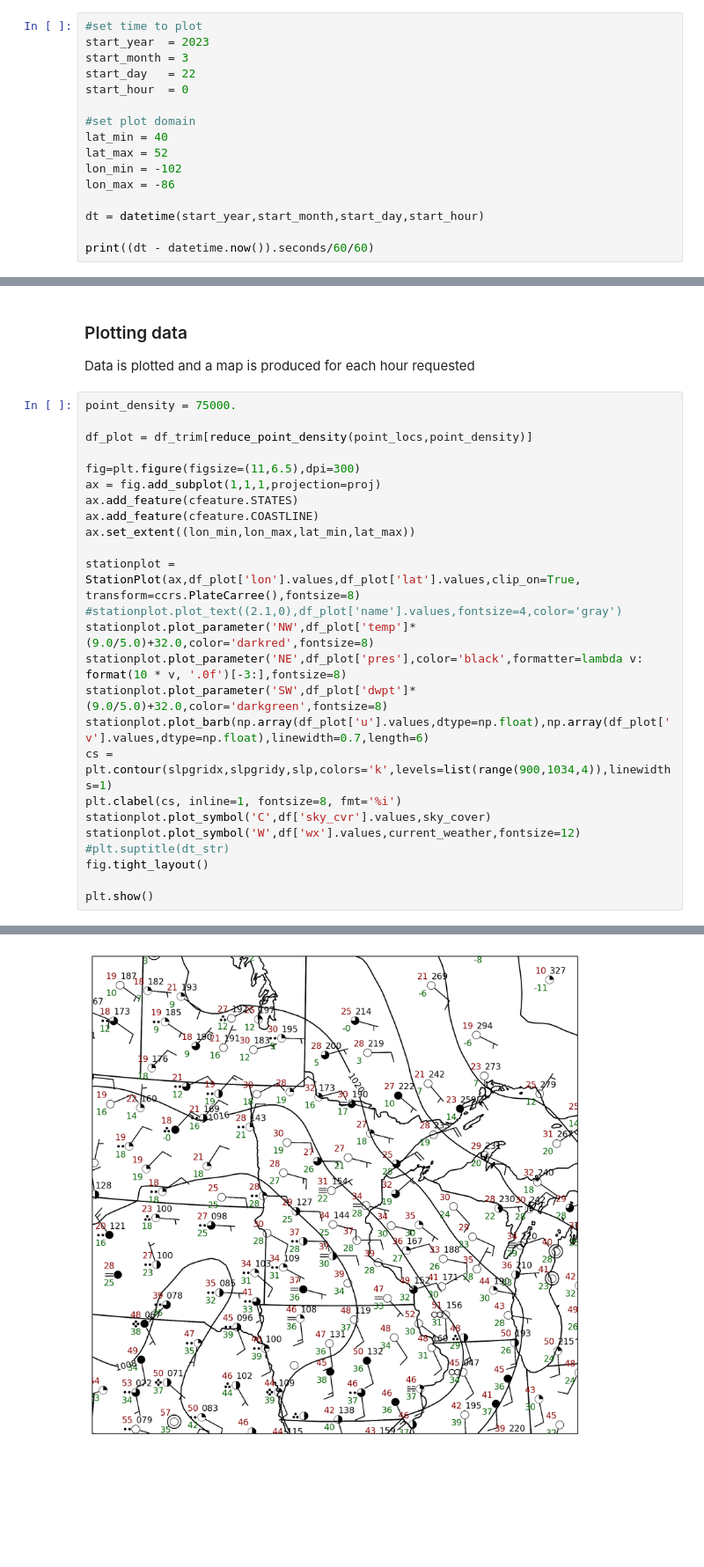
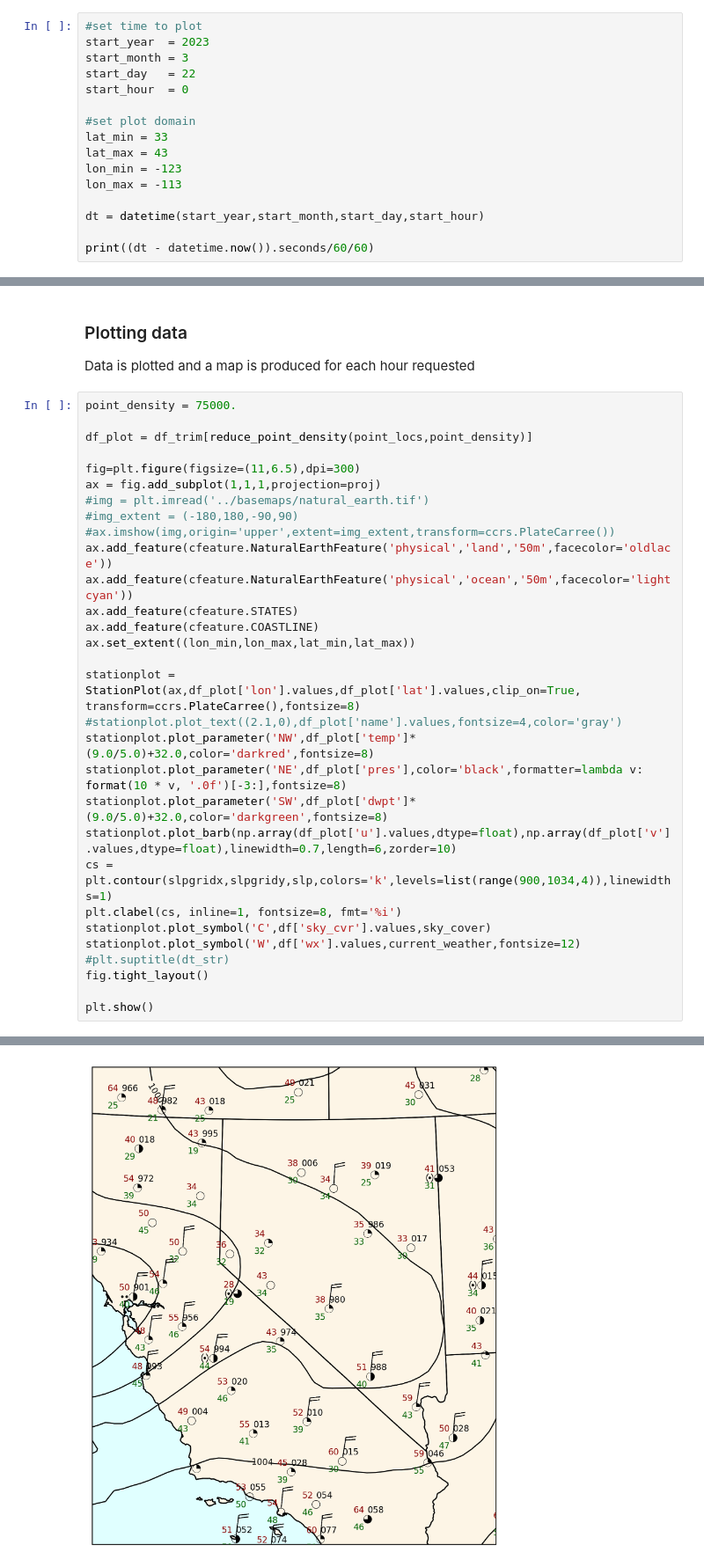
Before and after one commit to josh-nielsen/Non_Thesis_Project, a Jupyter notebook: scripts_for_testing/surface_analysis_declarative.ipynb, the cells around one changed output, grey strips where cells are left out. Shown: that part at 88% size. Drawn from its saved outputs; the diff is of its cells as text; blank space fills up the shorter version.

```diff
--- a/scripts_for_testing/surface_analysis_declarative.ipynb
+++ b/scripts_for_testing/surface_analysis_declarative.ipynb
@@ -38,10 +38,10 @@ start_day   = 22
 start_hour  = 0
 
 #set plot domain
-lat_min = 40
-lat_max = 52
-lon_min = -102
-lon_max = -86
+lat_min = 33
+lat_max = 43
+lon_min = -123
+lon_max = -113
 
 dt = datetime(start_year,start_month,start_day,start_hour)
 
@@ -220,6 +220,11 @@ df_plot = df_trim[reduce_point_density(point_locs,point_density)]
 
 fig=plt.figure(figsize=(11,6.5),dpi=300)
 ax = fig.add_subplot(1,1,1,projection=proj)
+#img = plt.imread('../basemaps/natural_earth.tif')
+#img_extent = (-180,180,-90,90)
+#ax.imshow(img,origin='upper',extent=img_extent,transform=ccrs.PlateCarree())
+ax.add_feature(cfeature.NaturalEarthFeature('physical','land','50m',facecolor='oldlace'))
+ax.add_feature(cfeature.NaturalEarthFeature('physical','ocean','50m',facecolor='lightcyan'))
 ax.add_feature(cfeature.STATES)
 ax.add_feature(cfeature.COASTLINE)
 ax.set_extent((lon_min,lon_max,lat_min,lat_max))
@@ -229,7 +234,7 @@ stationplot = StationPlot(ax,df_plot['lon'].values,df_plot['lat'].values,clip_on
 stationplot.plot_parameter('NW',df_plot['temp']*(9.0/5.0)+32.0,color='darkred',fontsize=8)
 stationplot.plot_parameter('NE',df_plot['pres'],color='black',formatter=lambda v: format(10 * v, '.0f')[-3:],fontsize=8)
 stationplot.plot_parameter('SW',df_plot['dwpt']*(9.0/5.0)+32.0,color='darkgreen',fontsize=8)
-stationplot.plot_barb(np.array(df_plot['u'].values,dtype=np.float),np.array(df_plot['v'].values,dtype=np.float),linewidth=0.7,length=6)
+stationplot.plot_barb(np.array(df_plot['u'].values,dtype=float),np.array(df_plot['v'].values,dtype=float),linewidth=0.7,length=6,zorder=10)
 cs = plt.contour(slpgridx,slpgridy,slp,colors='k',levels=list(range(900,1034,4)),linewidths=1)
 plt.clabel(cs, inline=1, fontsize=8, fmt='%i')
 stationplot.plot_symbol('C',df['sky_cvr'].values,sky_cover)
@@ -244 +247 @@ Deprecated in NumPy 1.20; for more details and guidance: https://numpy.org/devdo
-[figure, old version]
+[figure, new version]
```
Also changed, not shown: parts of 3 cells of this notebook, 3 other files.
